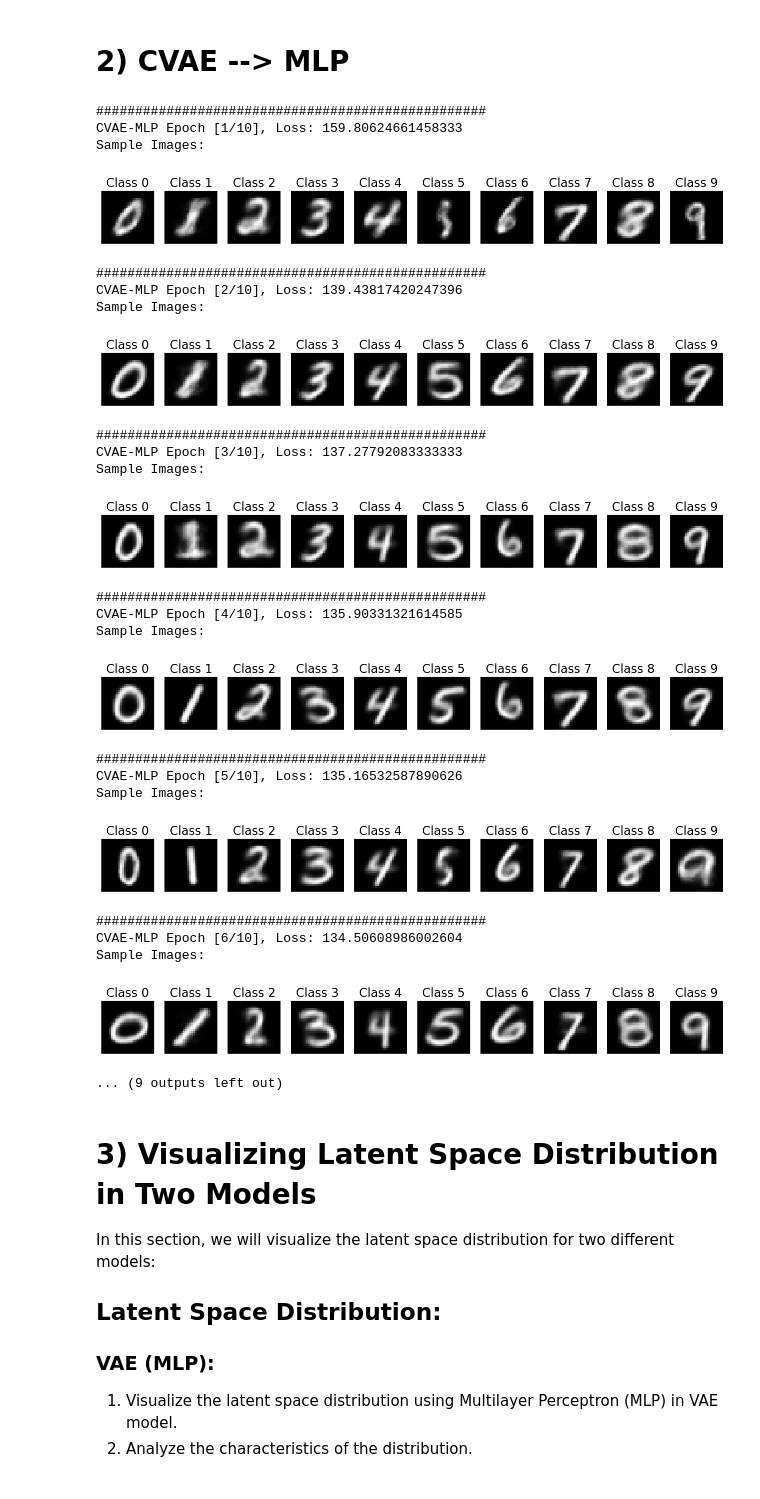
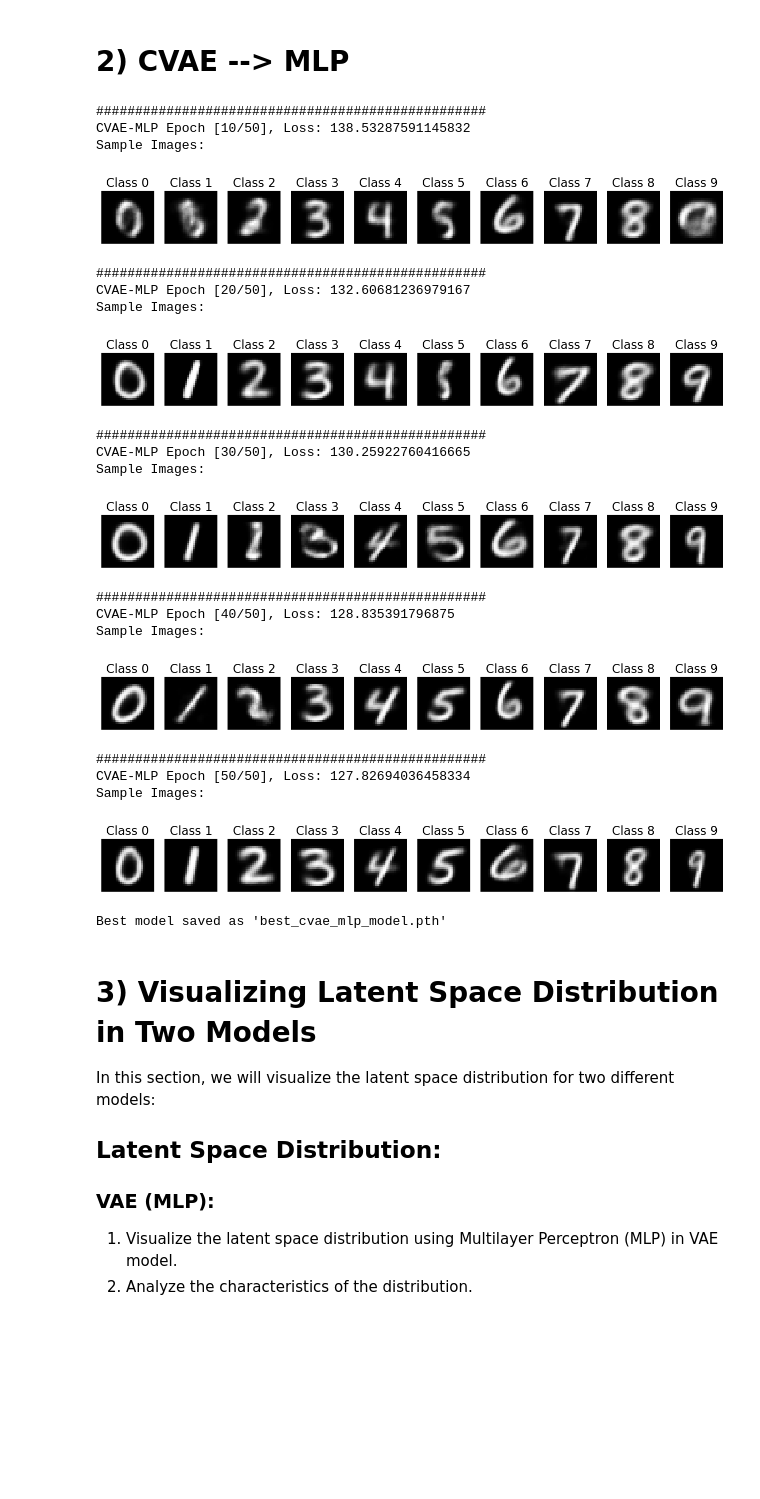
Before and after one commit to DBTomCat/HW4, a Jupyter notebook: Q2 Materials/VAE_CVAE.ipynb, the cells around one changed output. Cells and saved outputs as stored; diff of their text form; code cells hidden in the pictures; blank space fills up the shorter version.

```diff
--- a/Q2 Materials/VAE_CVAE.ipynb
+++ b/Q2 Materials/VAE_CVAE.ipynb
@@ -24,7 +24,7 @@ import torchvision
 # %%
 transform = transforms.Compose([transforms.ToTensor()])
 train_dataset = datasets.MNIST(root='./data', train=True, transform=transform, download=True)
-train_loader = DataLoader(train_dataset, batch_size=128, shuffle=True)
+train_loader = DataLoader(train_dataset, batch_size=1024, shuffle=True)
 # %% [markdown]
 # Data Visualization
 # %%
@@ -583,40 +397,34 @@ def train_cvae_mlp(model, train_loader, num_epochs=10, learning_rate=1e-3):
     # Save the best model to a file
     torch.save(best_model, 'best_cvae_mlp_model.pth')
     print("Best model saved as 'best_cvae_mlp_model.pth'")
-# %%
-input_dim = 784  # Example input dimension (adjust as needed)
-hidden_dim = 512  # Example hidden layer dimension (adjust as needed)
-latent_dim = 2   # Example latent space dimension (adjust as needed)
-num_classes = 10  # Example number of classes (adjust as needed)
-
-cvae_mlp = CVAE_MLP(input_dim, hidden_dim, latent_dim, num_classes)
-train_cvae_mlp(cvae_mlp, train_loader, num_epochs=10, learning_rate=0.004)
-# %% [output]
-##################################################
-CVAE-MLP Epoch [1/10], Loss: 159.80624661458333
-Sample Images:
-[figure, removed]
-##################################################
-CVAE-MLP Epoch [2/10], Loss: 139.43817420247396
-Sample Images:
-[figure, removed]
-##################################################
-CVAE-MLP Epoch [3/10], Loss: 137.27792083333333
-Sample Images:
-[figure, removed]
-##################################################
-CVAE-MLP Epoch [4/10], Loss: 135.90331321614585
-Sample Images:
-[figure, removed]
-##################################################
-CVAE-MLP Epoch [5/10], Loss: 135.16532587890626
-Sample Images:
-[figure, removed]
-##################################################
-CVAE-MLP Epoch [6/10], Loss: 134.50608986002604
-Sample Images:
-[figure, removed]
-... (9 outputs left out)
+# %%
+latent_dim = 2
+num_classes = 10
+
+cvae_mlp = CVAE_MLP(784, [512,256,64], latent_dim, num_classes)
+train_cvae_mlp(cvae_mlp, train_loader, num_epochs=50, learning_rate=0.001, latent_dim=latent_dim)
+# %% [output]
+##################################################
+CVAE-MLP Epoch [10/50], Loss: 138.53287591145832
+Sample Images:
+[figure, added]
+##################################################
+CVAE-MLP Epoch [20/50], Loss: 132.60681236979167
+Sample Images:
+[figure, added]
+##################################################
+CVAE-MLP Epoch [30/50], Loss: 130.25922760416665
+Sample Images:
+[figure, added]
+##################################################
+CVAE-MLP Epoch [40/50], Loss: 128.835391796875
+Sample Images:
+[figure, added]
+##################################################
+CVAE-MLP Epoch [50/50], Loss: 127.82694036458334
+Sample Images:
+[figure, added]
+Best model saved as 'best_cvae_mlp_model.pth'
 # %% [markdown]
 # 3) Visualizing Latent Space Distribution in Two Models
 
```
Also changed, not shown: parts of 10 cells of this notebook, 3 other files.
